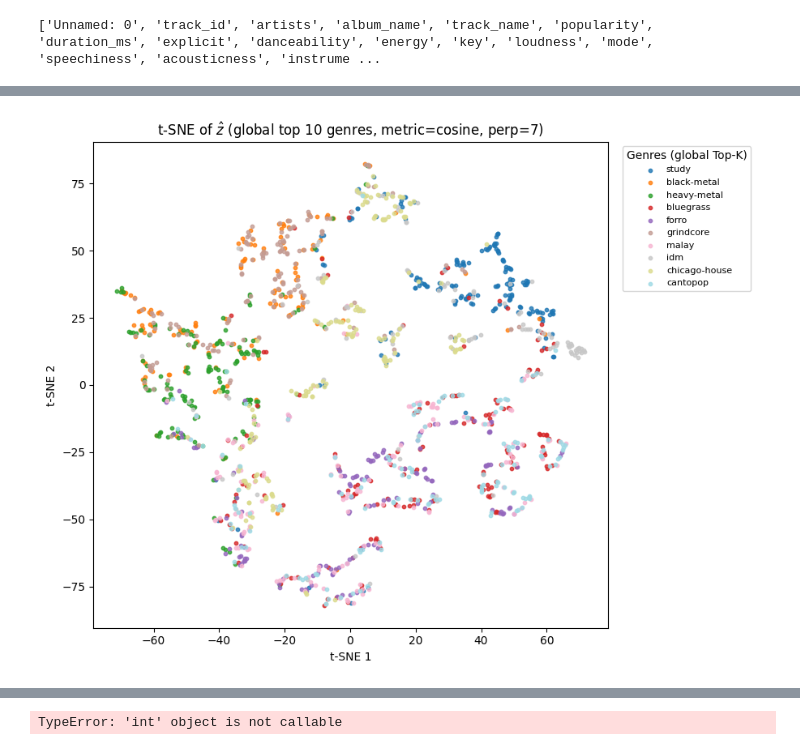
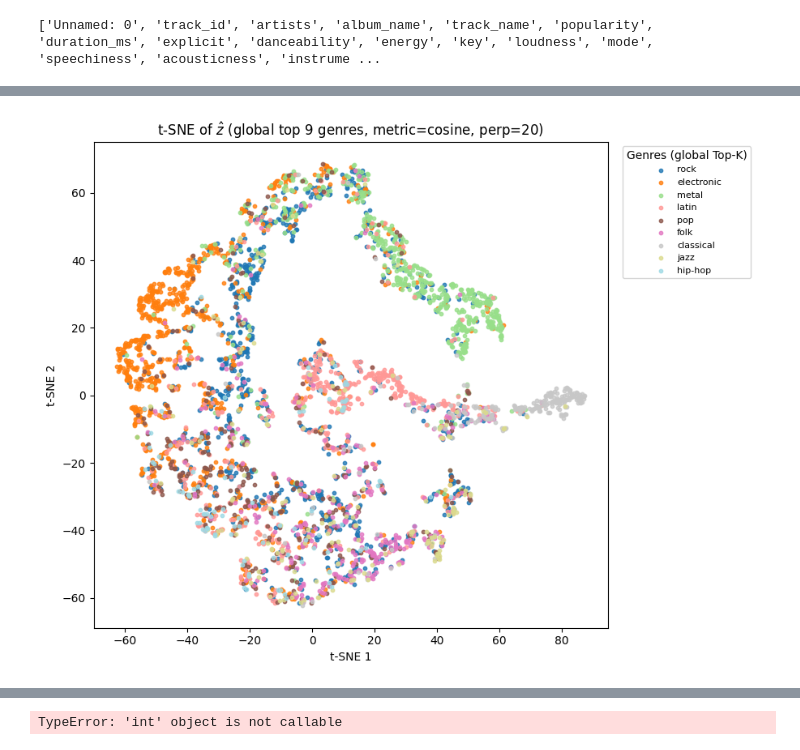
Before and after one commit to Marg0o0/Intelligent-Systems-Group-Project, a Jupyter notebook: project.ipynb, the cells around one changed output, grey strips where cells are left out. Saved outputs shown, nothing was run; the diff lists cells and outputs as text; code cells hidden in the pictures.

```diff
--- a/project.ipynb
+++ b/project.ipynb
@@ -86,19 +132,16 @@ Test: 12073
 # %%
+scaler=StandardScaler()
 
-scaler=StandardScaler()
-X_train[:, [2, 3, 8]] = scaler.fit_transform(X_train[:, [2, 3, 8]])
-X_val[:, [2, 3, 8]]   = scaler.transform(X_val[:, [2, 3, 8]])
-X_test[:, [2, 3, 8]]  = scaler.transform(X_test[:, [2, 3, 8]])
-
-#print(X_train)
+X_train = scaler.fit_transform(X_train)
+X_val = scaler.transform(X_val)
+X_test = scaler.transform(X_test)
 # %%
-
 #hyperparameters
-embedding_dim = 10     #inicialmente 30, reduzimos para 10
-num_epochs = 10        #a partir de 7 epochs, loss < 1%
-learning_rate = 0.001  #se calhar diminuir para nao perder informação na rede
-dropout = 0.2
-batch_size = 64
+embedding_dim = 5
+num_epochs = 200
+learning_rate = 0.00005
+dropout = 0.1
+batch_size = 128
 
 #data conversion to PyTorch tensors
 X_train = torch.tensor(X_train, dtype = torch.float32)
@@ -198,5 +314,4 @@ Epoch 10/10 | Loss: 0.0003
 # %%
-
 #visualizar os K generos mais frequentes
 
 model.eval(); genre_embedding.eval()
@@ -206,7 +321,7 @@ with torch.no_grad():
     y_val_np = y_val.cpu().numpy()
 
 #top-K genres
-K = 10
+K = 9
 counts_all = pd.Series(y_id).value_counts()
 topK_ids = counts_all.index[:K].to_numpy()
 topK_names = le.inverse_transform(topK_ids)
@@ -216,34 +331,32 @@ mask = np.isin(y_val_np, topK_ids)
 Z = Zhat_val[mask]
 y_small = y_val_np[mask]
 
 # subsample for speed if needed
 rng = np.random.RandomState(42)
 max_points = 4000
 if len(Z) > max_points:
     id = rng.choice(len(Z), size=max_points, replace=False)
     Z = Z[id]; y_small = y_small[id]
 
 # normalize (cosine), PCA -> t-SNE
 Zn = Z / (np.linalg.norm(Z, axis=1, keepdims=True) + 1e-12)
 pca = PCA(n_components=min(50, Z.shape[1]), random_state=42)
 Zp = pca.fit_transform(Zn)
 
 perp = min(50, max(5, len(Zp)//200))
 tsne = TSNE(n_components=2, perplexity=perp, learning_rate='auto',
             init='pca', metric='cosine', random_state=42)
 Z2 = tsne.fit_transform(Zp)
 
 #plot
-
-cmap = cm.get_cmap('tab20', K)
-
+cmap = cm.get_cmap('tab10', K)
 plt.figure(figsize=(9,7))
 for i, gid in enumerate(topK_ids):
     m = (y_small == gid)
     plt.scatter(Z2[m,0], Z2[m,1], s=10, color=cmap(i), alpha=0.8, label=topK_names[i])
 plt.legend(title="Genres (global Top-K)", bbox_to_anchor=(1.02,1), loc="upper left", fontsize=8)
 plt.title(f"t-SNE of $\\hat{{z}}$ (global top {K} genres, metric=cosine, perp={perp})")
 plt.xlabel("t-SNE 1"); plt.ylabel("t-SNE 2")
 plt.tight_layout(); plt.show()
 # %% [output]
-[figure, old version]
+[figure, new version]
```
Also changed, not shown: parts of 16 cells of this notebook.
